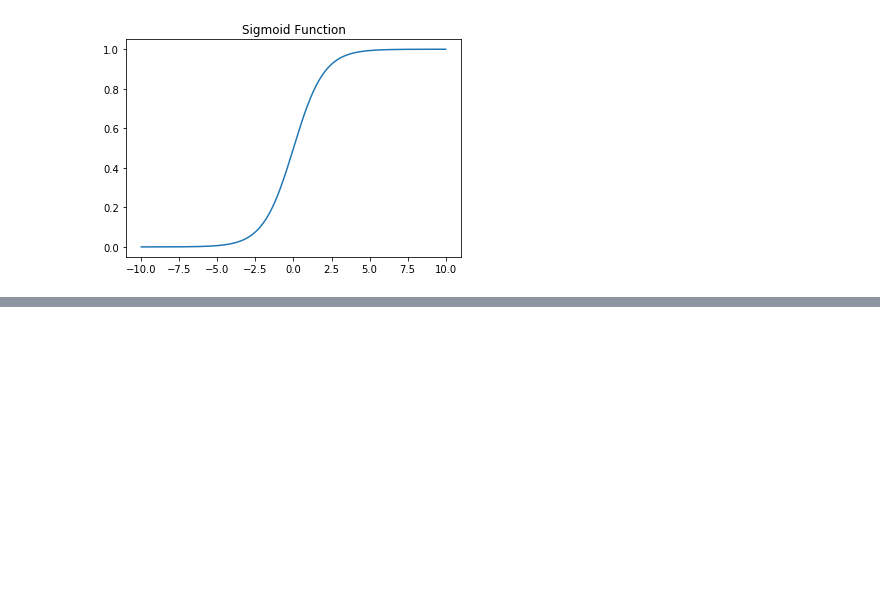
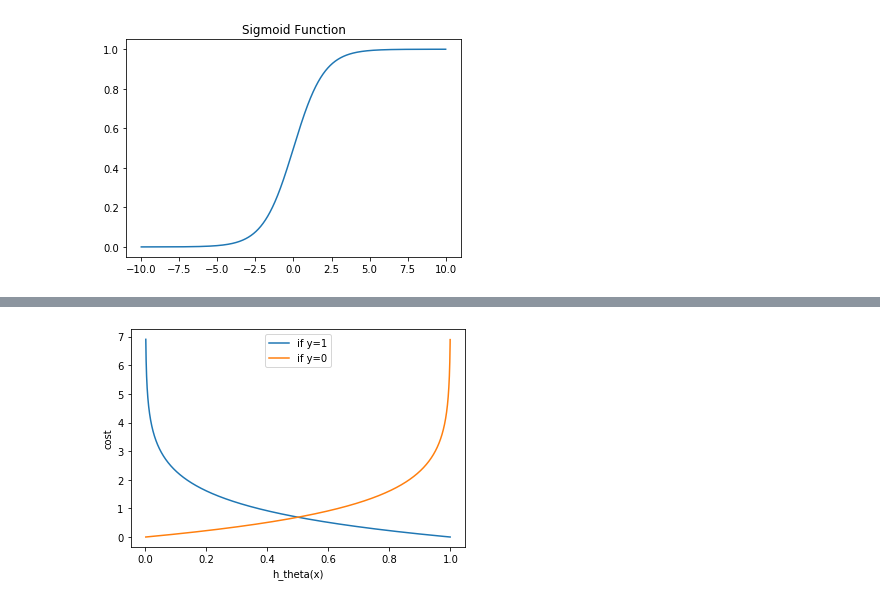
Before and after one commit to Andrew-Harrison-Chris/Chris-Harrison-ML, a Jupyter notebook: ChrisTeachesMachines.ipynb, the cells around one changed output, grey strips where cells are left out. Drawn from its saved outputs; the diff is of its cells as text; code cells hidden in the pictures; blank space fills up the shorter version.

```diff
--- a/ChrisTeachesMachines.ipynb
+++ b/ChrisTeachesMachines.ipynb
@@ -312,0 +342,11 @@ True
+# %%
+h_theta = np.arange(0.001,.999,.00001)
+y = -np.log(h_theta)
+y2 = -np.log(1-h_theta)
+plt.plot(h_theta,y, label="if y=1")
+plt.plot(h_theta,y2, label="if y=0")
+plt.legend()
+plt.xlabel("h_theta(x)")
+plt.ylabel("cost");
+# %% [output]
+[figure, added]
```
Also changed, not shown: parts of 12 cells of this notebook.
